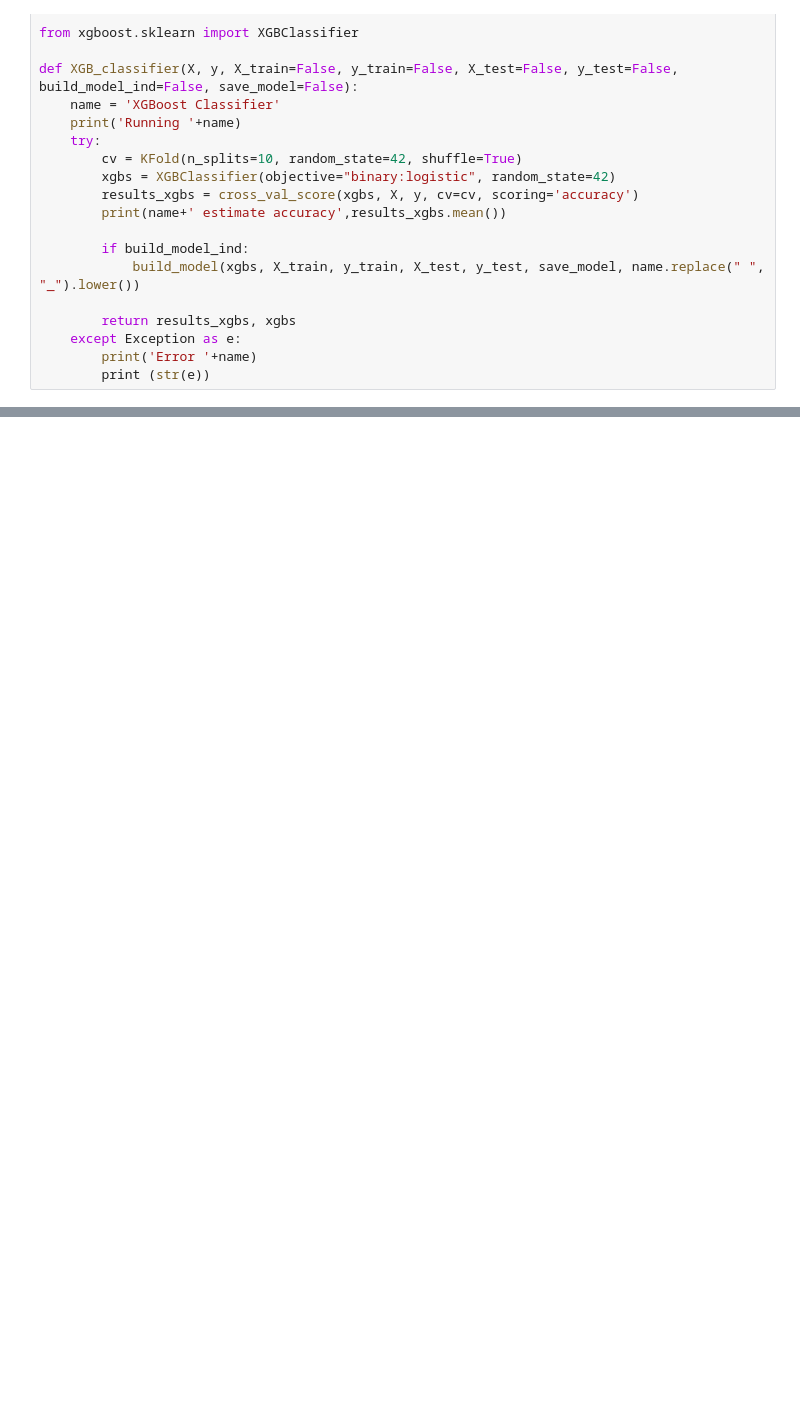
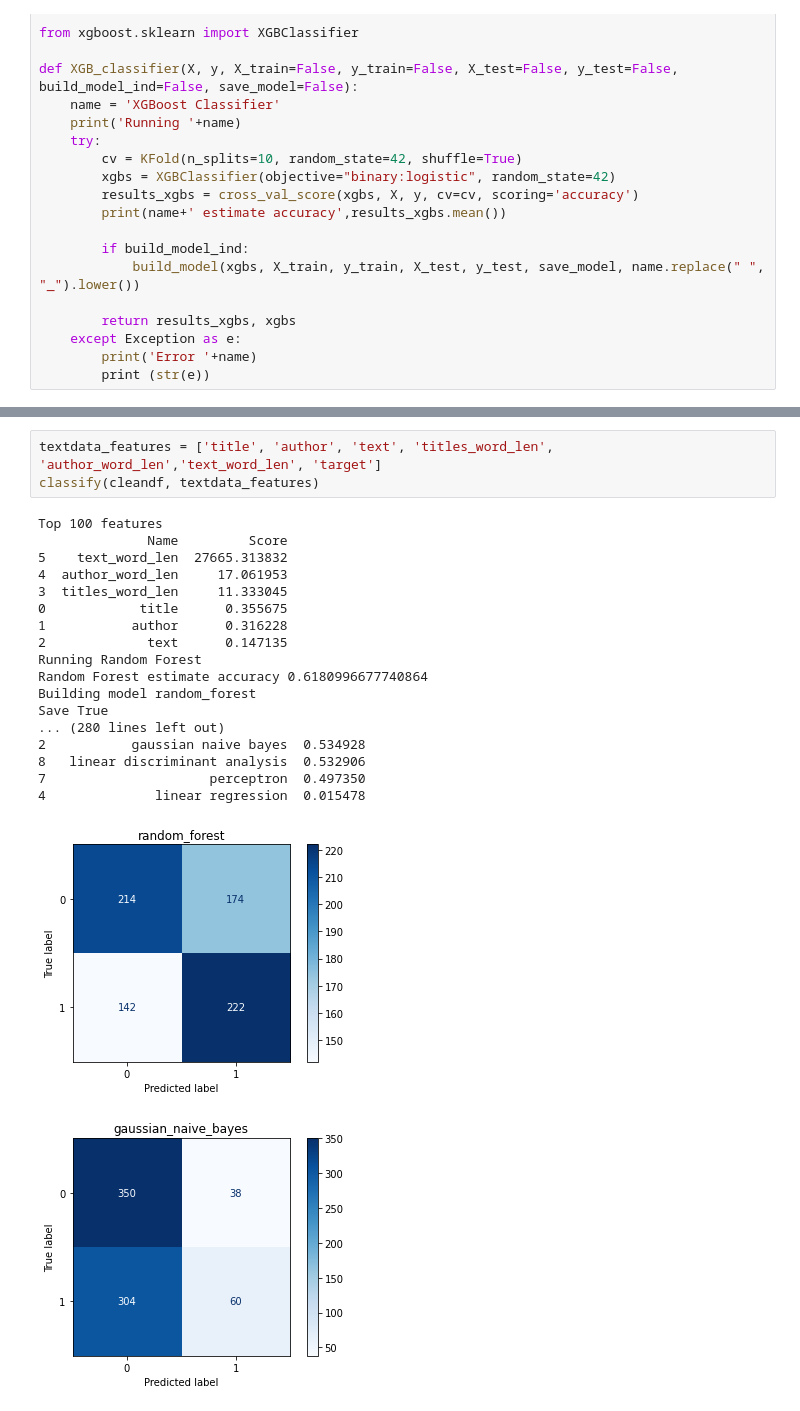
Before and after one commit to acomputerengineer/cis-700-machine-learning-security-project, a Jupyter notebook: main.ipynb, the cells around one changed output, grey strips where cells are left out. Drawn from its saved outputs; the diff is of its cells as text; blank space fills up the shorter version.

```diff
--- a/main.ipynb
+++ b/main.ipynb
@@ -939,0 +733,23 @@ df = load_data()
+# %%
+textdata_features = ['title', 'author', 'text', 'titles_word_len', 'author_word_len','text_word_len', 'target']
+classify(cleandf, textdata_features)
+# %% [output]
+Top 100 features
+              Name         Score
+5    text_word_len  27665.313832
+4  author_word_len     17.061953
+3  titles_word_len     11.333045
+0            title      0.355675
+1           author      0.316228
+2             text      0.147135
+Running Random Forest
+Random Forest estimate accuracy 0.6180996677740864
+Building model random_forest
+Save True
+... (280 lines left out)
+2           gaussian naive bayes  0.534928
+8   linear discriminant analysis  0.532906
+7                     perceptron  0.497350
+4              linear regression  0.015478
+[figure, added]
+[figure, added]
```
Also changed, not shown: parts of 37 cells of this notebook, 13 other files.
